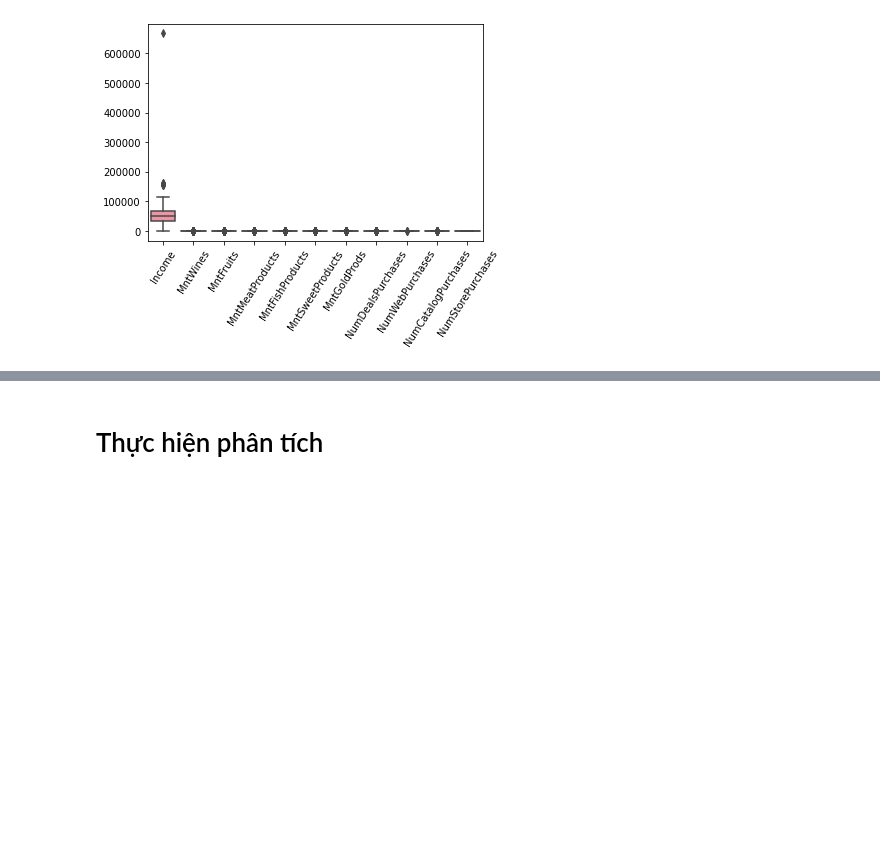
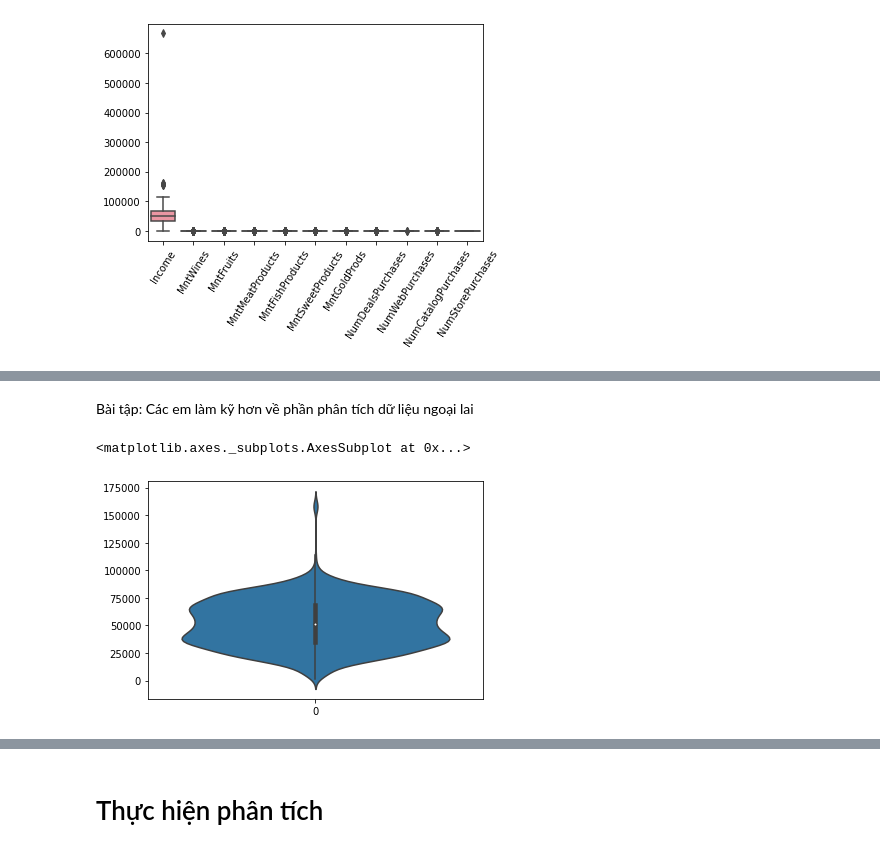
Before and after one commit to hainmit09/AR-ANN-Structural-Damage-Detection-, a Jupyter notebook: DA_trong_lĩnh_vực_marketing.ipynb, the cells around one changed output, grey strips where cells are left out. Saved outputs shown, nothing was run; the diff lists cells and outputs as text; code cells hidden in the pictures; blank space fills up the shorter version.

```diff
--- a/DA_trong_lĩnh_vực_marketing.ipynb
+++ b/DA_trong_lĩnh_vực_marketing.ipynb
@@ -259,0 +250,8 @@ Không có dữ liệu ngoại lai
+# %% [markdown]
+Bài tập: Các em làm kỹ hơn về phần phân tích dữ liệu ngoại lai
+# %%
+# Ví dụ dùng thêm biểu đồ violin
+sns.violinplot(data=data.Income)
+# %% [output]
+<matplotlib.axes._subplots.AxesSubplot at 0x...>
+[figure, added]
```
Also changed, not shown: parts of 36 cells of this notebook.
